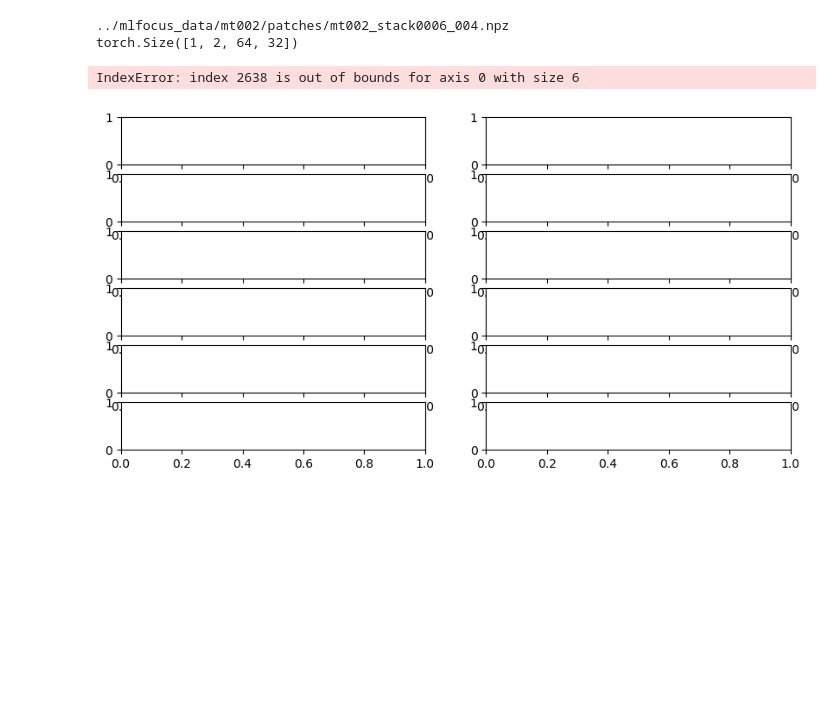
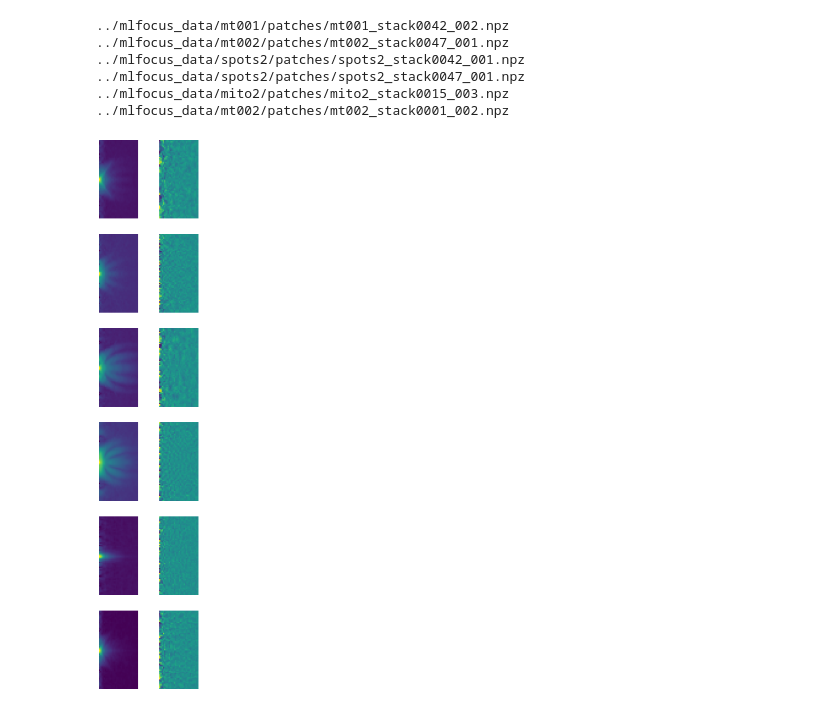
Before and after one commit to tlambert03/dlmbl-mlfocus, a Jupyter notebook: train.ipynb, the cells around one changed output. Drawn from its saved outputs; the diff is of its cells as text; code cells hidden in the pictures; blank space fills up the shorter version.

```diff
--- a/train.ipynb
+++ b/train.ipynb
@@ -12,15 +9,20 @@ self = MyData('../mlfocus_data/')
 # %%
 import numpy as np
 import matplotlib.pyplot as plt
 
 n = 6
-fig, axes = plt.subplots(n, 2, figsize=(10, 5))
+fig, axes = plt.subplots(n, 2, figsize=(5, 25))
 for n, idx in enumerate(np.random.randint(0, len(self), size=n)):
     img = self[idx][0]
-    axes[idx, 0].imshow(img[0, 0]**0.1)
-    axes[idx, 1].imshow(img[0, 1])
+    axes[n, 0].imshow(img[0, 0]**0.1)
+    axes[n, 0].axis('off')
+    axes[n, 1].imshow(img[0, 1])
+    axes[n, 1].axis('off')
 # %% [output]
-../mlfocus_data/mt002/patches/mt002_stack0006_004.npz
-torch.Size([1, 2, 64, 32])
+../mlfocus_data/mt001/patches/mt001_stack0042_002.npz
+../mlfocus_data/mt002/patches/mt002_stack0047_001.npz
+../mlfocus_data/spots2/patches/spots2_stack0042_001.npz
+../mlfocus_data/spots2/patches/spots2_stack0047_001.npz
+../mlfocus_data/mito2/patches/mito2_stack0015_003.npz
+../mlfocus_data/mt002/patches/mt002_stack0001_002.npz
-IndexError: index 2638 is out of bounds for axis 0 with size 6
-[figure, old version]
+[figure, new version]
```
Also changed, not shown: parts of 2 cells of this notebook, 1 other file.
